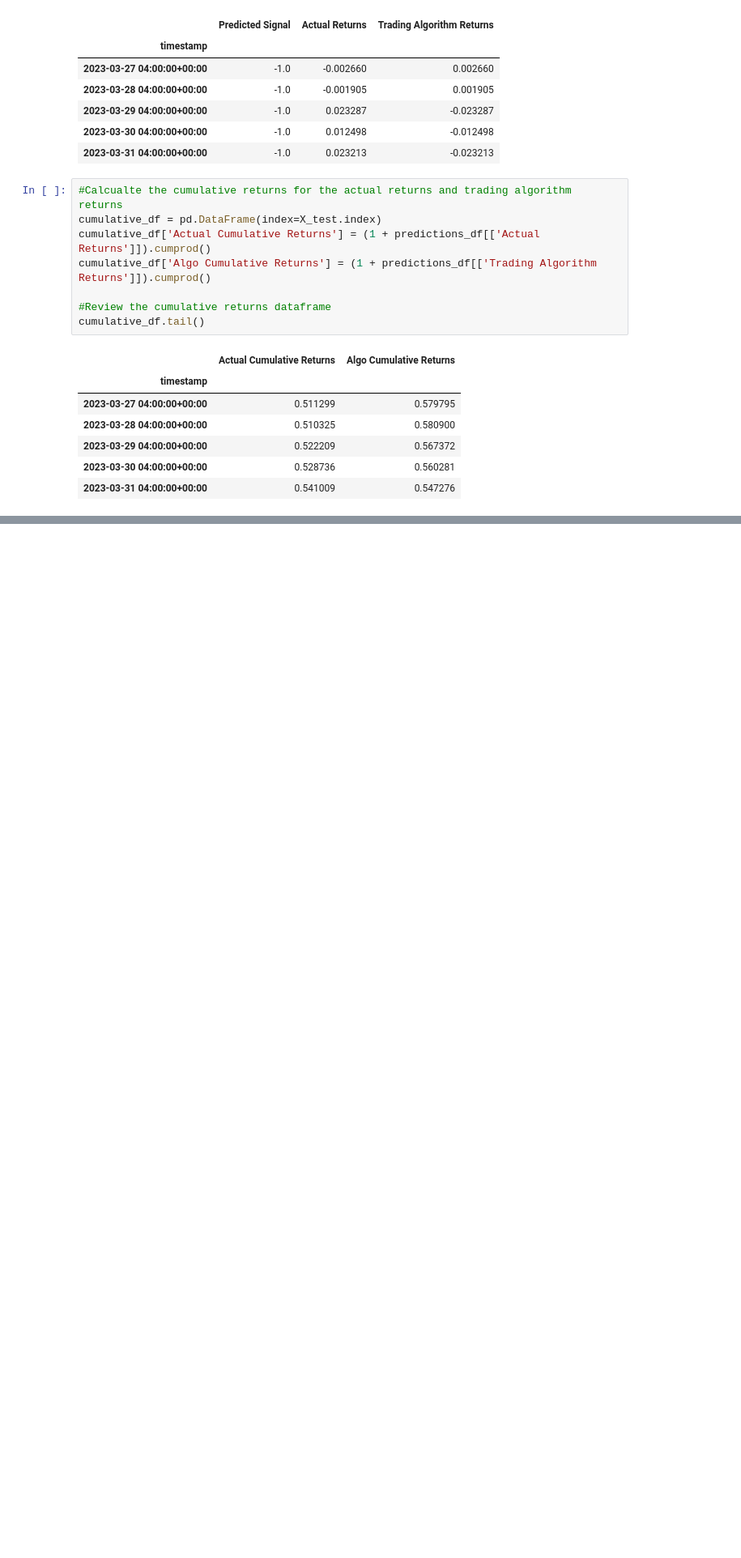
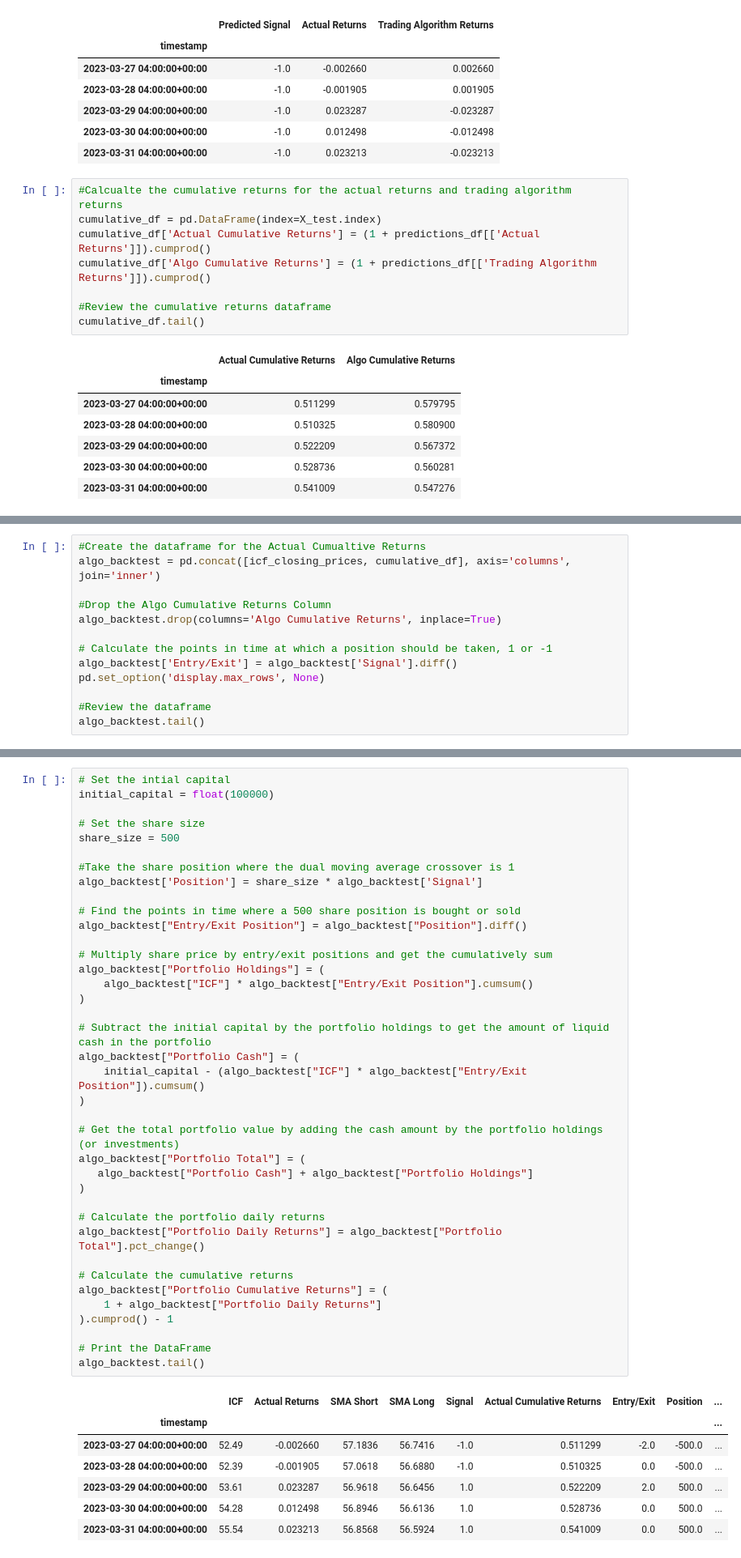
Before and after one commit to amirctech/Financial-Analysis-of-Real-Estate-Stocks, a Jupyter notebook: ICF-LR.ipynb, the cells around one changed output, grey strips where cells are left out. Shown at 81% size. Drawn from its saved outputs; the diff is of its cells as text; blank space fills up the shorter version.

```diff
--- a/ICF-LR.ipynb
+++ b/ICF-LR.ipynb
@@ -299,0 +303,13 @@ cumulative_df.tail()
+# %%
+#Create the dataframe for the Actual Cumualtive Returns
+algo_backtest = pd.concat([icf_closing_prices, cumulative_df], axis='columns', join='inner')
+
+#Drop the Algo Cumulative Returns Column
+algo_backtest.drop(columns='Algo Cumulative Returns', inplace=True)
+
+# Calculate the points in time at which a position should be taken, 1 or -1
+algo_backtest['Entry/Exit'] = algo_backtest['Signal'].diff()
+pd.set_option('display.max_rows', None)
+
+#Review the dataframe
+algo_backtest.tail()
@@ -299,0 +324,46 @@ cumulative_df.tail()
+# %%
+# Set the intial capital
+initial_capital = float(100000)
+
+# Set the share size
+share_size = 500
+
+#Take the share position where the dual moving average crossover is 1
+algo_backtest['Position'] = share_size * algo_backtest['Signal']
+
+# Find the points in time where a 500 share position is bought or sold
+algo_backtest["Entry/Exit Position"] = algo_backtest["Position"].diff()
+
+# Multiply share price by entry/exit positions and get the cumulatively sum
+algo_backtest["Portfolio Holdings"] = (
+    algo_backtest["ICF"] * algo_backtest["Entry/Exit Position"].cumsum()
+)
+
+# Subtract the initial capital by the portfolio holdings to get the amount of liquid cash in the portfolio
+algo_backtest["Portfolio Cash"] = (
+    initial_capital - (algo_backtest["ICF"] * algo_backtest["Entry/Exit Position"]).cumsum()
+)
+
+# Get the total portfolio value by adding the cash amount by the portfolio holdings (or investments)
+algo_backtest["Portfolio Total"] = (
+   algo_backtest["Portfolio Cash"] + algo_backtest["Portfolio Holdings"]
+)
+
+# Calculate the portfolio daily returns
+algo_backtest["Portfolio Daily Returns"] = algo_backtest["Portfolio Total"].pct_change()
+
+# Calculate the cumulative returns
+algo_backtest["Portfolio Cumulative Returns"] = (
+    1 + algo_backtest["Portfolio Daily Returns"]
+).cumprod() - 1
+
+# Print the DataFrame
+algo_backtest.tail()
+# %% [output]
+|  | ICF | Actual Returns | SMA Short | SMA Long | Signal | Actual Cumulative Returns | Entry/Exit | Position | ... |
+| timestamp |  |  |  |  |  |  |  |  | ... |
+| 2023-03-27 04:00:00+00:00 | 52.49 | -0.002660 | 57.1836 | 56.7416 | -1.0 | 0.511299 | -2.0 | -500.0 | ... |
+| 2023-03-28 04:00:00+00:00 | 52.39 | -0.001905 | 57.0618 | 56.6880 | -1.0 | 0.510325 | 0.0 | -500.0 | ... |
+| 2023-03-29 04:00:00+00:00 | 53.61 | 0.023287 | 56.9618 | 56.6456 | 1.0 | 0.522209 | 2.0 | 500.0 | ... |
+| 2023-03-30 04:00:00+00:00 | 54.28 | 0.012498 | 56.8946 | 56.6136 | 1.0 | 0.528736 | 0.0 | 500.0 | ... |
+| 2023-03-31 04:00:00+00:00 | 55.54 | 0.023213 | 56.8568 | 56.5924 | 1.0 | 0.541009 | 0.0 | 500.0 | ... |
```
Also changed, not shown: parts of 11 cells of this notebook, 1 other file.
